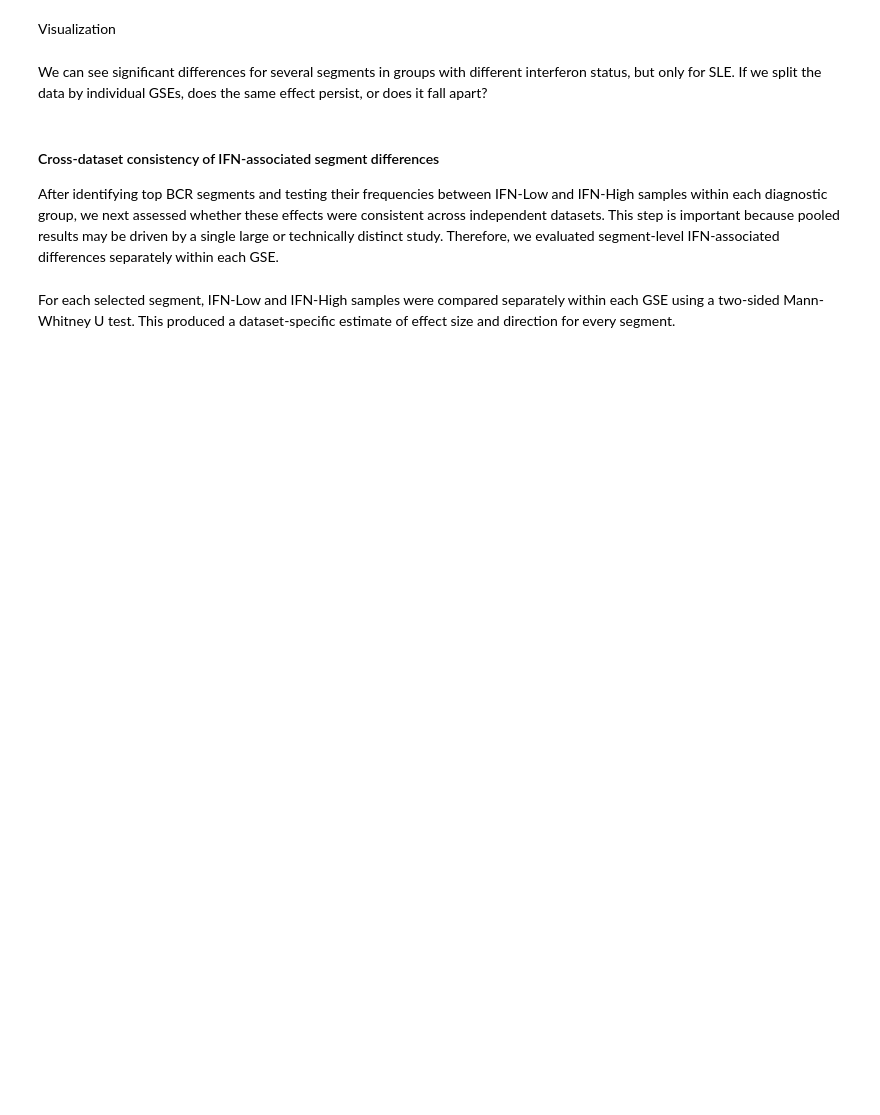
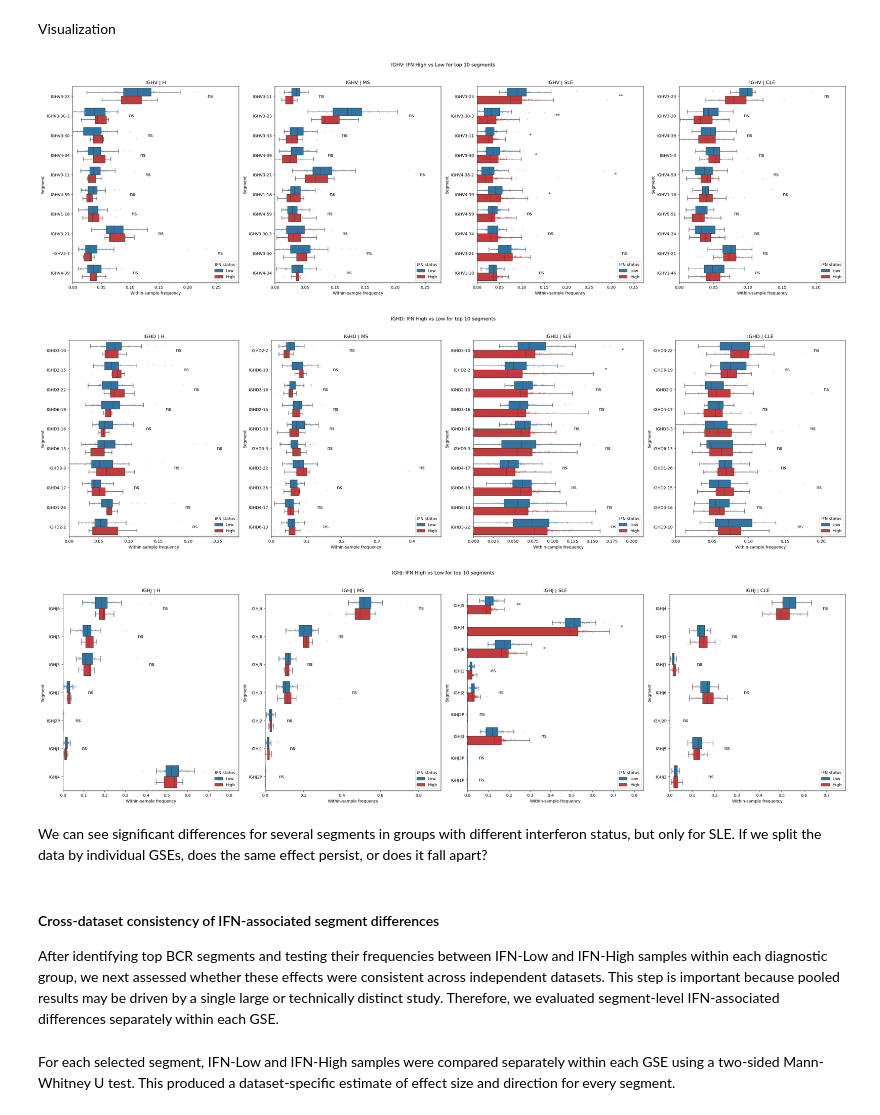
Before and after one commit to a-senkovenko/SKO-1, a Jupyter notebook: notebooks/BCR_analysis.ipynb, the cells around one changed output. Saved outputs shown, nothing was run; the diff lists cells and outputs as text; code cells hidden in the pictures; blank space fills up the shorter version.

```diff
--- a/notebooks/BCR_analysis.ipynb
+++ b/notebooks/BCR_analysis.ipynb
@@ -83,0 +73,13 @@ print(f'Missing files: {len(missing_samples)}')
+# %%
+file_id = '1F0lG7-75RYOUBOmnxsbJyyBxJdB44i3N'
+archive_path = download_clonotype_archive(file_id)
+
+extract_dir = extract_clonotype_archive(
+    archive_path=archive_path,
+    extract_dir='../data/clonotypes'
+)
+
+file_list, missing_samples, duplicate_samples = collect_clonotype_files(
+    samples_df=samples_df,
+    extract_dir=extract_dir
+)
@@ -340,9 +438,42 @@ display(segment_stats_df.sort_values(['segment_type', 'group', 'p_adj_fdr']))
 # %% [markdown]
 Visualization
 # %%
-plot_ifn_boxplots_with_stats(ifn_compare_df, segment_stats_df, 'IGHV', top_segments)
-plot_ifn_boxplots_with_stats(ifn_compare_df, segment_stats_df, 'IGHD', top_segments)
-plot_ifn_boxplots_with_stats(ifn_compare_df, segment_stats_df, 'IGHJ', top_segments)
+plot_ifn_boxplots_with_stats(
+    ifn_compare_df,
+    segment_stats_df,
+    'IGHV',
+    top_segments,
+    group_order,
+    ifn_order,
+    ifn_palette,
+    top_n,
+)
+
+plot_ifn_boxplots_with_stats(
+    ifn_compare_df,
+    segment_stats_df,
+    'IGHD',
+    top_segments,
+    group_order,
+    ifn_order,
+    ifn_palette,
+    top_n,
+)
+
+plot_ifn_boxplots_with_stats(
+    ifn_compare_df,
+    segment_stats_df,
+    'IGHJ',
+    top_segments,
+    group_order,
+    ifn_order,
+    ifn_palette,
+    top_n,
+)
+# %% [output]
+[figure, added]
+[figure, added]
+[figure, added]
 # %% [markdown]
 We can see significant differences for several segments in groups with different interferon status, but only for SLE. If we split the data by individual GSEs, does the same effect persist, or does it fall apart?
 # %% [markdown]
```
Also changed, not shown: parts of 17 cells of this notebook, 4 other files.
